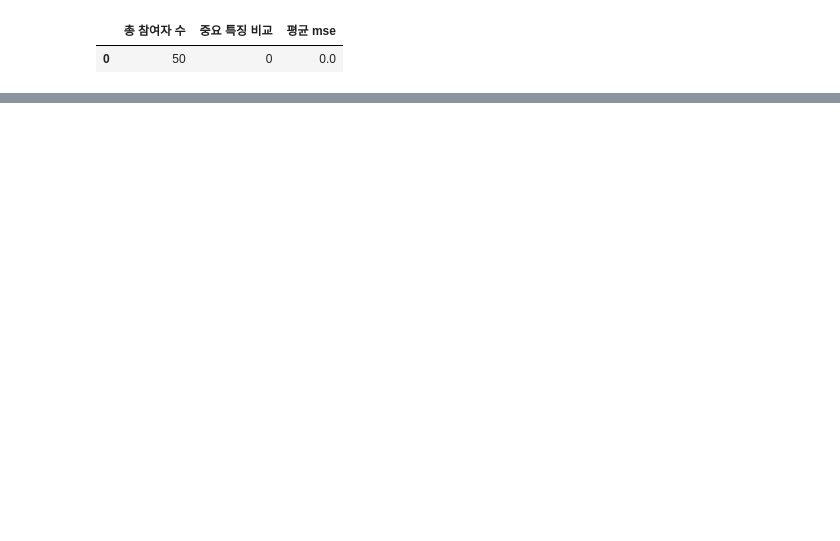
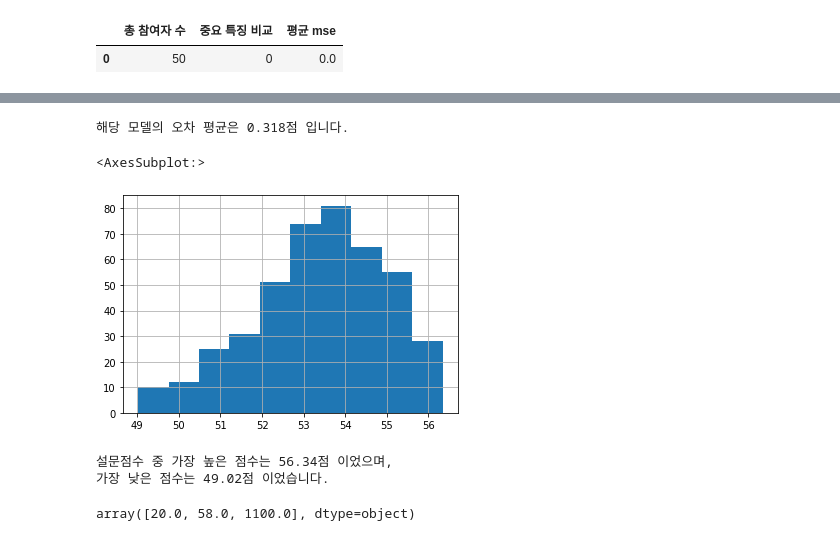
Before and after one commit to formegusto/survey-learning-system, a Jupyter notebook: documentation random forest.ipynb, the cells around one changed output, grey strips where cells are left out. Cells and saved outputs as stored; diff of their text form; code cells hidden in the pictures; blank space fills up the shorter version.

```diff
--- a/documentation random forest.ipynb
+++ b/documentation random forest.ipynb
@@ -442,0 +432,22 @@ plt.show()
+# %%
+print("해당 모델의 오차 평균은 {}점 입니다.".format(round(new_survey['오차'].mean() * 1000) / 1000))
+# %% [output]
+해당 모델의 오차 평균은 0.318점 입니다.
+# %%
+pd.Series(y_train).hist(bin=)
+# %% [output]
+<AxesSubplot:>
+[figure, added]
+# %%
+max_score = y_train[y_train.argmax()]
+min_score = y_train[y_train.argmin()]
+
+print("설문점수 중 가장 높은 점수는 {}점 이었으며,\n".format(max_score) \
+     + "가장 낮은 점수는 {}점 이었습니다.".format(min_score))
+# %% [output]
+설문점수 중 가장 높은 점수는 56.34점 이었으며,
+가장 낮은 점수는 49.02점 이었습니다.
+# %%
+X_train[y_train.argmax()] * [max_temp, max_hum, max_lux]
+# %% [output]
+array([20.0, 58.0, 1100.0], dtype=object)
```
Also changed, not shown: parts of 18 cells of this notebook.
